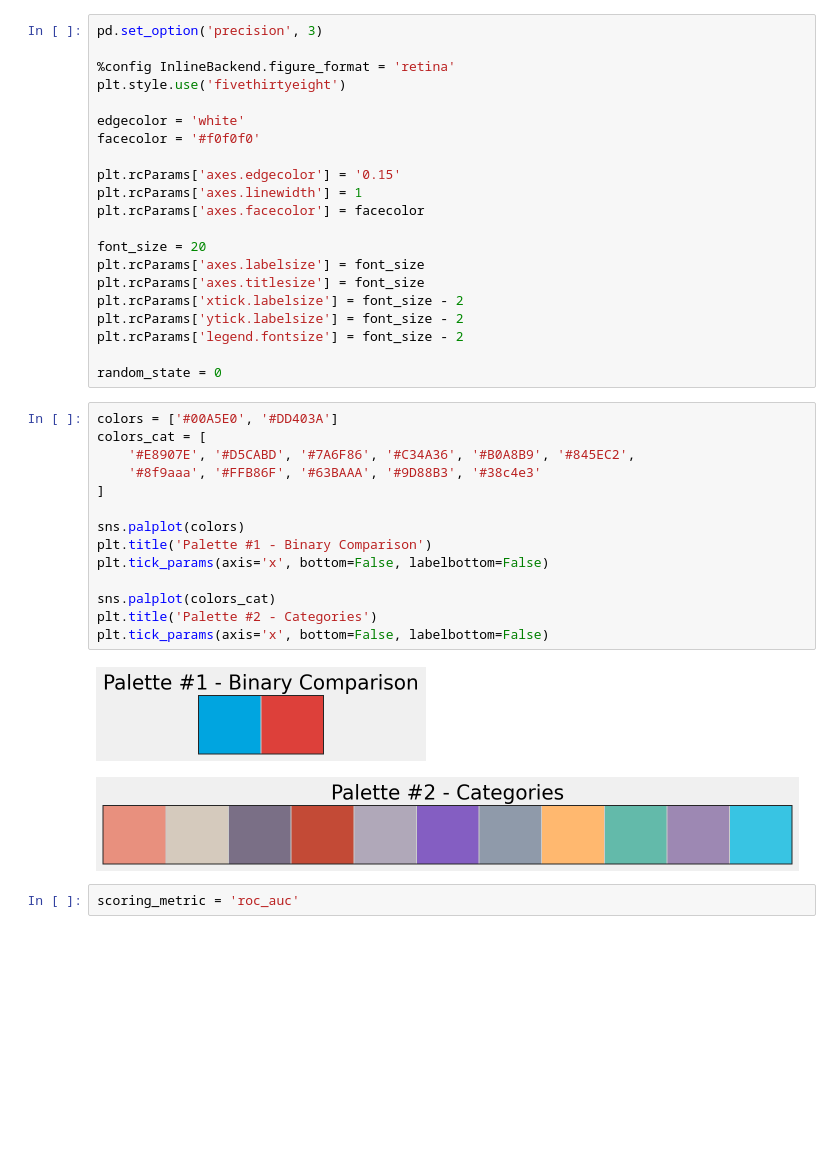
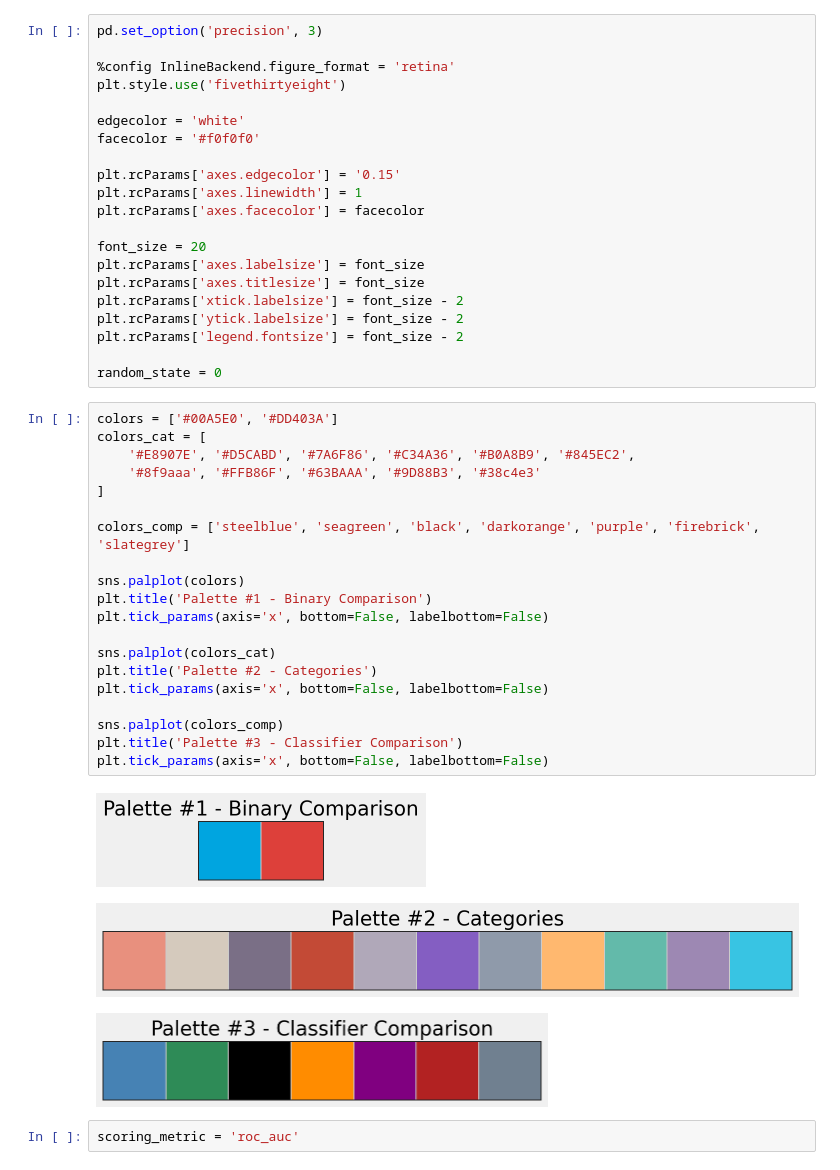
Before and after one commit to KOrfanakis/Predicting_Customer_Churn_Classification, a Jupyter notebook: Analysis_Notebook.ipynb, the cells around one changed output. Drawn from its saved outputs; the diff is of its cells as text; blank space fills up the shorter version.

```diff
--- a/Analysis_Notebook.ipynb
+++ b/Analysis_Notebook.ipynb
@@ -97,20 +97,27 @@ random_state = 0
 # %%
 colors = ['#00A5E0', '#DD403A']
 colors_cat = [
     '#E8907E', '#D5CABD', '#7A6F86', '#C34A36', '#B0A8B9', '#845EC2',
     '#8f9aaa', '#FFB86F', '#63BAAA', '#9D88B3', '#38c4e3'
 ]
+
+colors_comp = ['steelblue', 'seagreen', 'black', 'darkorange', 'purple', 'firebrick', 'slategrey']
 
 sns.palplot(colors)
 plt.title('Palette #1 - Binary Comparison')
 plt.tick_params(axis='x', bottom=False, labelbottom=False)
 
 sns.palplot(colors_cat)
 plt.title('Palette #2 - Categories')
 plt.tick_params(axis='x', bottom=False, labelbottom=False)
+
+sns.palplot(colors_comp)
+plt.title('Palette #3 - Classifier Comparison')
+plt.tick_params(axis='x', bottom=False, labelbottom=False)
 # %% [output]
 [figure]
 [figure]
+[figure, added]
 # %%
 scoring_metric = 'roc_auc'
 # %% [markdown]
```
Also changed, not shown: parts of 51 cells of this notebook.
